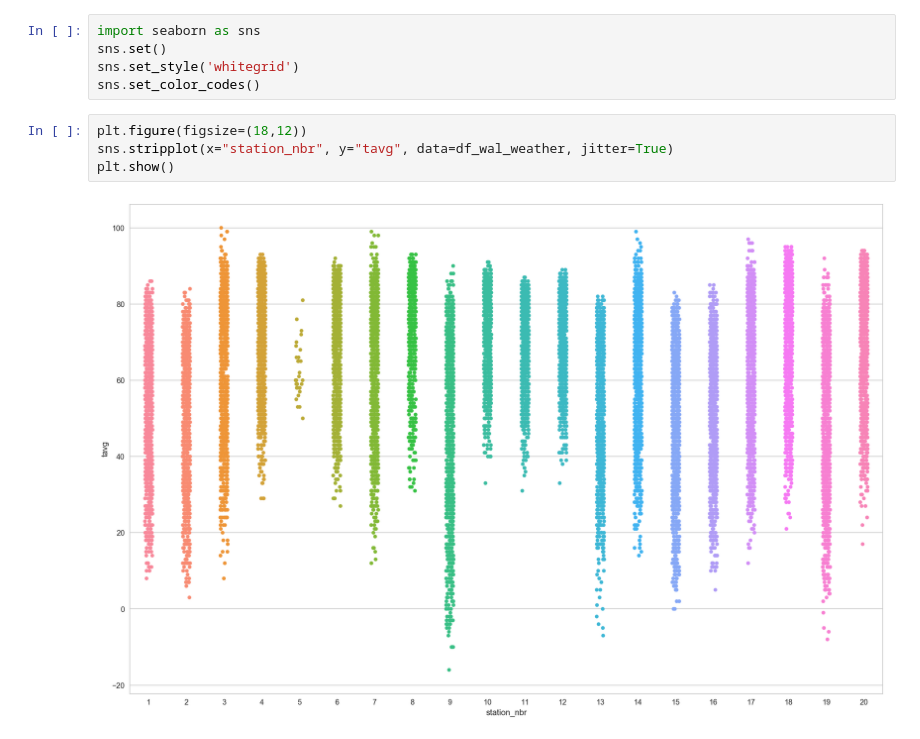
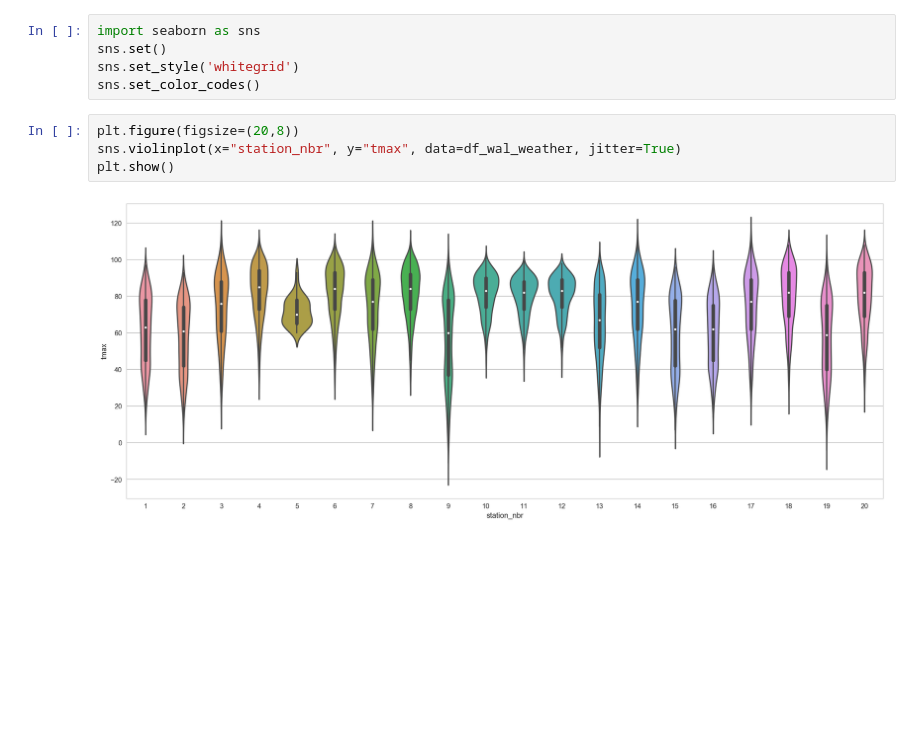
Before and after one commit to j-haaaaan/dss7_regproj1-walmart, a Jupyter notebook: EDA.ipynb, the cells around one changed output. Cells and saved outputs as stored; diff of their text form; blank space fills up the shorter version.

```diff
--- a/EDA.ipynb
+++ b/EDA.ipynb
@@ -255,8 +255,8 @@ sns.set()
 sns.set_style('whitegrid')
 sns.set_color_codes()
 # %%
-plt.figure(figsize=(18,12))
-sns.stripplot(x="station_nbr", y="tavg", data=df_wal_weather, jitter=True)
+plt.figure(figsize=(20,8))
+sns.violinplot(x="station_nbr", y="tmax", data=df_wal_weather, jitter=True)
 plt.show()
 # %% [output]
-[figure, old version]
+[figure, new version]
```
